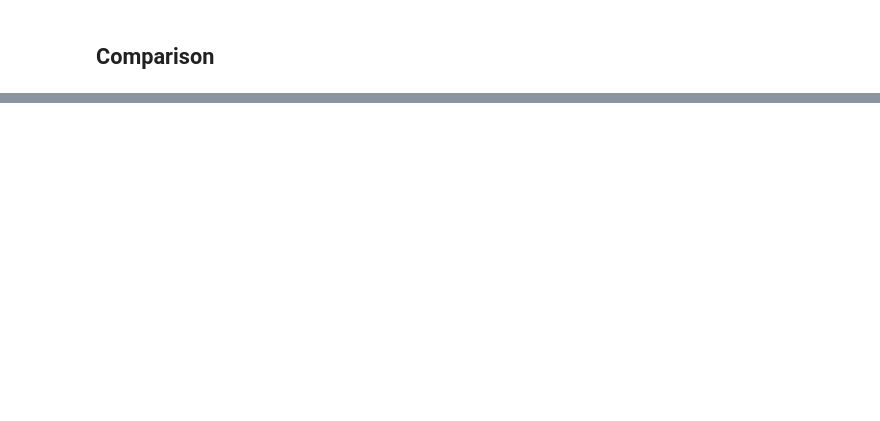
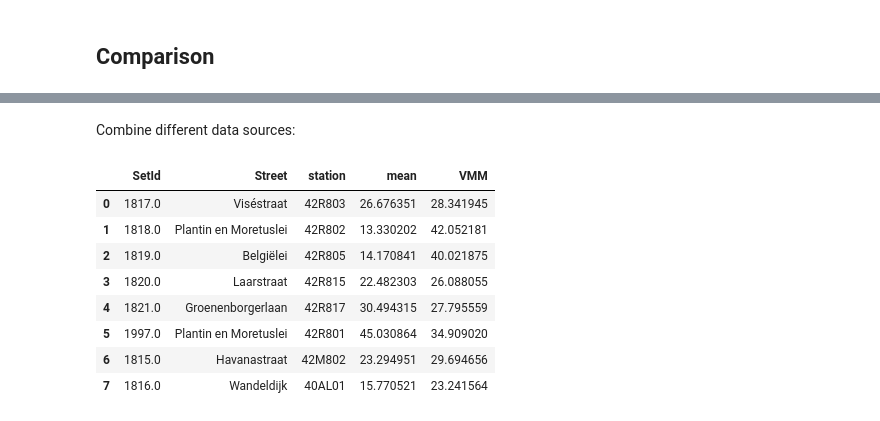
Before and after one commit to gridl/CurieuzeNeuzen, a Jupyter notebook: 02-processing/calibration_VMM.ipynb, the cells around one changed output, grey strips where cells are left out. Drawn from its saved outputs; the diff is of its cells as text; code cells hidden in the pictures; blank space fills up the shorter version.

```diff
--- a/02-processing/calibration_VMM.ipynb
+++ b/02-processing/calibration_VMM.ipynb
@@ -83,0 +115,6 @@ data
+# %%
+VMMmeans = {}
+
+for station, Id in stations.items():
+    temp = df.loc[setup.loc[Id, 'StartTimeStamp']:setup.loc[Id, 'EndTimeStamp'], station]
+    VMMmeans[station] = temp.mean()
@@ -84 +149,18 @@ data
+# %% [markdown]
+Combine different data sources:
+# %%
+data = pd.merge(
+    pd.merge(setup[['SetId', 'Street', 'station']], tubes[['SetId', 'mean']], on='SetId'),
+    pd.DataFrame(dict(VMM=VMMmeans)), left_on='station', right_index=True)
+data
+# %% [output]
+|  | SetId | Street | station | mean | VMM |
+| 0 | 1817.0 | Viséstraat | 42R803 | 26.676351 | 28.341945 |
+| 1 | 1818.0 | Plantin en Moretuslei | 42R802 | 13.330202 | 42.052181 |
+| 2 | 1819.0 | Belgiëlei | 42R805 | 14.170841 | 40.021875 |
+| 3 | 1820.0 | Laarstraat | 42R815 | 22.482303 | 26.088055 |
+| 4 | 1821.0 | Groenenborgerlaan | 42R817 | 30.494315 | 27.795559 |
+| 5 | 1997.0 | Plantin en Moretuslei | 42R801 | 45.030864 | 34.909020 |
+| 6 | 1815.0 | Havanastraat | 42M802 | 23.294951 | 29.694656 |
+| 7 | 1816.0 | Wandeldijk | 40AL01 | 15.770521 | 23.241564 |
 # %%
```
Also changed, not shown: parts of 20 cells of this notebook, 2 other files.
